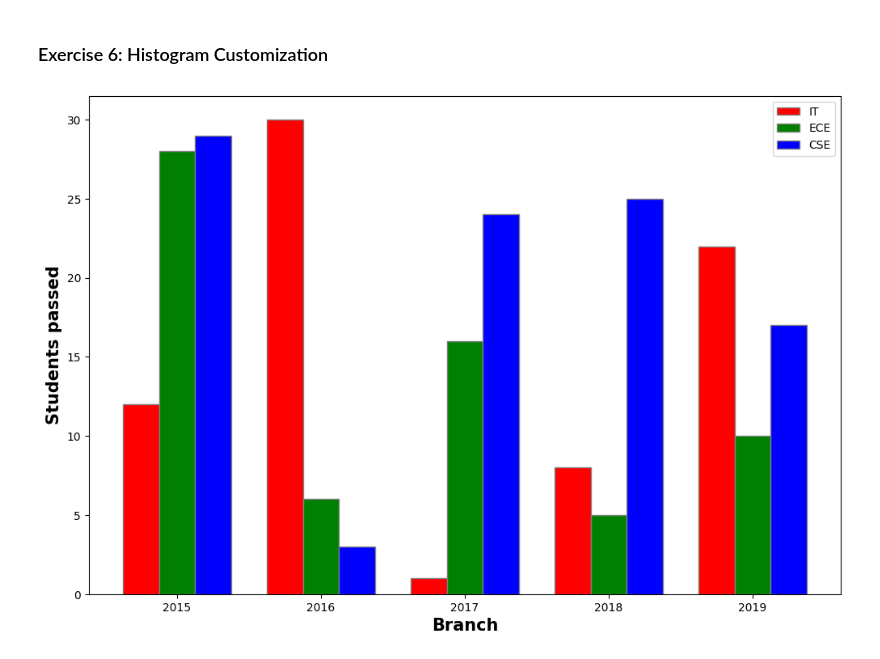
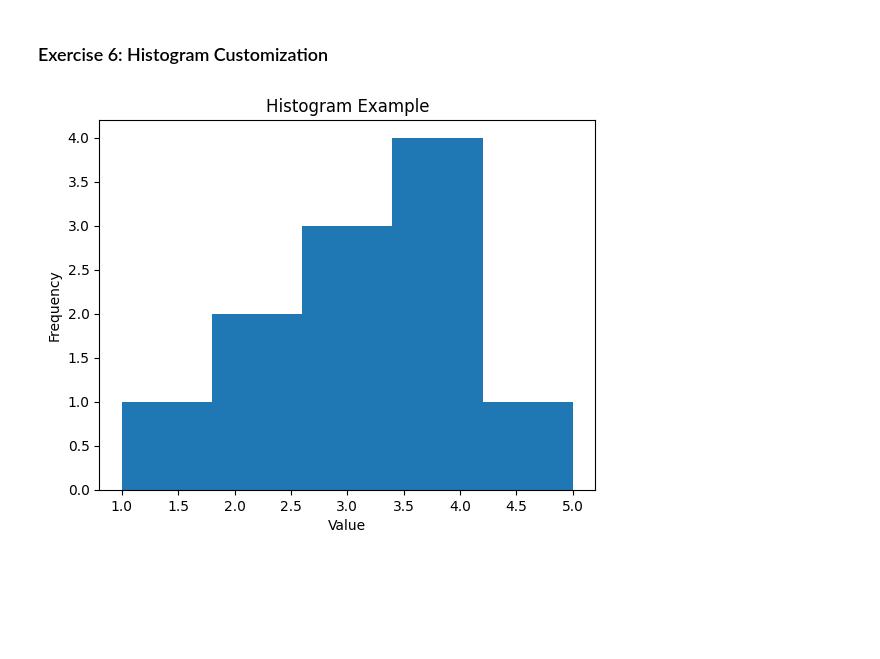
Before and after one commit to Pratibha-N/python-jupyter-template, a Jupyter notebook: src/6-histogram.ipynb, the cells around one changed output. Saved outputs shown, nothing was run; the diff lists cells and outputs as text; code cells hidden in the pictures; blank space fills up the shorter version.

```diff
--- a/src/6-histogram.ipynb
+++ b/src/6-histogram.ipynb
@@ -3,35 +3,20 @@
 # %%
 # TASK: Create a histogram for the following data: data = [1, 2, 2, 3, 3, 3, 4, 4, 4, 4, 5].
 # Customize the histogram with a title, labels for the x-axis, and a specific color for the bars.
-# %%
-
-import numpy as np
-import matplotlib.pyplot as plt
-
-barWidth = 0.25
-fig = plt.subplots(figsize =(12, 8))
-
-IT = [12, 30, 1, 8, 22]
-ECE = [28, 6, 16, 5, 10]
-CSE = [29, 3, 24, 25, 17]
-
-br1 = np.arange(len(IT))
-br2 = [x + barWidth for x in br1]
-br3 = [x + barWidth for x in br2]
-
-plt.bar(br1, IT, color ='r', width = barWidth,
-        edgecolor ='grey', label ='IT')
-plt.bar(br2, ECE, color ='g', width = barWidth,
-        edgecolor ='grey', label ='ECE')
-plt.bar(br3, CSE, color ='b', width = barWidth,
-        edgecolor ='grey', label ='CSE')
-
-plt.xlabel('Branch', fontweight ='bold', fontsize = 15)
-plt.ylabel('Students passed', fontweight ='bold', fontsize = 15)
-plt.xticks([r + barWidth for r in range(len(IT))],
-        ['2015', '2016', '2017', '2018', '2019'])
-
-plt.legend()
-plt.show()
-# %% [output]
-[figure, removed]
+# %%
+import matplotlib.pyplot as plt
+
+data = [1, 2, 2, 3, 3, 3, 4, 4, 4, 4, 5]
+
+# Create a histogram
+plt.hist(data, bins=5)
+
+# Labeling the axes and the plot
+plt.xlabel('Value')
+plt.ylabel('Frequency')
+plt.title('Histogram Example')
+
+# Show the plot
+plt.show()
+# %% [output]
+[figure, added]
```
Also changed, not shown: 6 other files.
